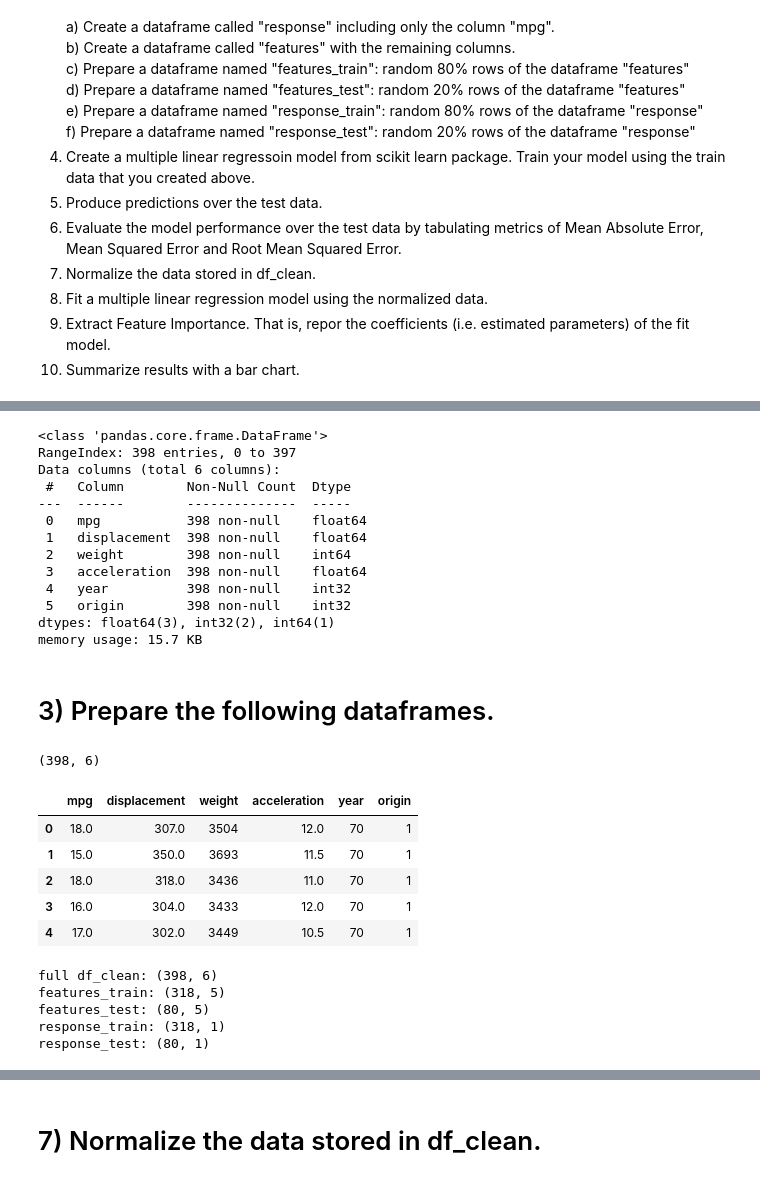
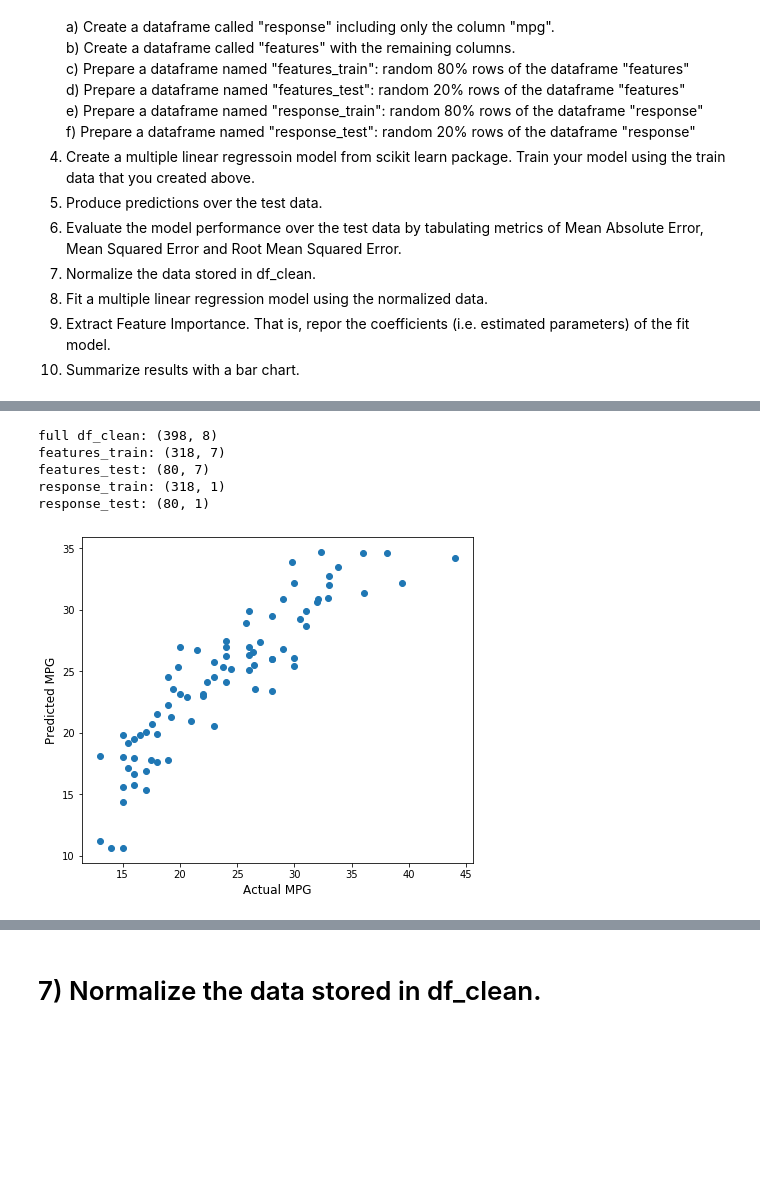
Before and after one commit to vanbibn/python4DS, a Jupyter notebook: Assignments/VanBibber_Nathan_Assignment5-Copy2.ipynb, the cells around one changed output, grey strips where cells are left out. Cells and saved outputs as stored; diff of their text form; code cells hidden in the pictures; blank space fills up the shorter version.

```diff
--- a/Assignments/VanBibber_Nathan_Assignment5-Copy2.ipynb
+++ b/Assignments/VanBibber_Nathan_Assignment5-Copy2.ipynb
@@ -180,39 +95 @@ dtype: bool
 Since the name column is all (mostly) unique values of type string it won't add any predictive ability so I will remove it. For now, I will let all other columns remain.
-# %%
-# a) Remove uncessary column(s) that cannot be used for training any models. Explain why you choose those column(s).
-df_clean.drop(["name","cylinders","horsepower"], axis=1, inplace=True)
-
-
-# c) Make sure columns labaled as "multi-valued discrete" are of integer type while "continuous" ones are of float type.
-# df_clean['cylinders'] = df_clean['cylinders'].astype(int)
-df_clean['year'] = df_clean['year'].astype(int) # drop from df?
-df_clean['origin'] = df_clean['origin'].astype(int)
-
-df_clean.info()
-# %% [output]
-<class 'pandas.core.frame.DataFrame'>
-RangeIndex: 398 entries, 0 to 397
-Data columns (total 6 columns):
- #   Column        Non-Null Count  Dtype
----  ------        --------------  -----
- 0   mpg           398 non-null    float64
- 1   displacement  398 non-null    float64
- 2   weight        398 non-null    int64
- 3   acceleration  398 non-null    float64
- 4   year          398 non-null    int32
- 5   origin        398 non-null    int32
-dtypes: float64(3), int32(2), int64(1)
-memory usage: 15.7 KB
-# %% [markdown]
-# 3) Prepare the following dataframes.
-# %%
-print(df_clean.shape)
-df_clean.head()
-# %% [output]
-(398, 6)
-|  | mpg | displacement | weight | acceleration | year | origin |
-| 0 | 18.0 | 307.0 | 3504 | 12.0 | 70 | 1 |
-| 1 | 15.0 | 350.0 | 3693 | 11.5 | 70 | 1 |
-| 2 | 18.0 | 318.0 | 3436 | 11.0 | 70 | 1 |
-| 3 | 16.0 | 304.0 | 3433 | 12.0 | 70 | 1 |
-| 4 | 17.0 | 302.0 | 3449 | 10.5 | 70 | 1 |
@@ -227,21 +96,57 @@ features = df_clean.iloc[:,1:]
 # %%
+# Remove non-significant predictors
+df_new = df_clean.drop(["cylinders","horsepower"], axis=1)
+
+# 3) Prepare the following dataframes.
+
+from sklearn.model_selection import train_test_split
+
+# a) Create a dataframe called "response" including only the column "mpg".
+response = df_clean[['mpg']]
+
+# b) Create a dataframe called "features" with the remaining columns.
+features = df_clean.iloc[:,1:]
+
+
 # c) Prepare a dataframe named "features_train": random 80% rows of the dataframe "features"
 # d) Prepare a dataframe named "features_test": random 20% rows of the dataframe "features"
 # e) Prepare a dataframe named "response_train": random 80% rows of the dataframe "response"
 # f) Prepare a dataframe named "response_test": random 20% rows of the dataframe "response"
 
 result_list = train_test_split(features, response, test_size=0.2, random_state=64)
 
 features_train, features_test, response_train, response_test = result_list
 
 print("full df_clean:", df_clean.shape)
 print("features_train:", features_train.shape)
 print("features_test:", features_test.shape)
 print("response_train:", response_train.shape)
 print("response_test:", response_test.shape)
+
+# 4) Create a multiple linear regressoin model from scikit learn package.
+# Train the model using the train data created above.
+
+from sklearn.linear_model import LinearRegression
+mlr = LinearRegression()
+mlr.fit(features_train, response_train)
+
+# 5) Produce predictions over the test data.
+
+response_pred = mlr.predict(features_test)
+
+
+# 6) Evaluate the model performance over the test data by tabulating metrics of Mean Absolute Error, Mean Squared Error and Root Mean Squared Error.
+
+import matplotlib.pyplot as plt
+plt.figure(figsize=(7, 6))
+plt.scatter(response_test, response_pred)
+plt.ylabel('Predicted MPG', size = 12)
+plt.xlabel('Actual MPG', size = 12)
+plt.show()
 # %% [output]
-full df_clean: (398, 6)
-features_train: (318, 5)
-features_test: (80, 5)
+full df_clean: (398, 8)
+features_train: (318, 7)
+features_test: (80, 7)
 response_train: (318, 1)
 response_test: (80, 1)
+[figure, added]
```
Also changed, not shown: parts of 32 cells of this notebook, 1 other file.
